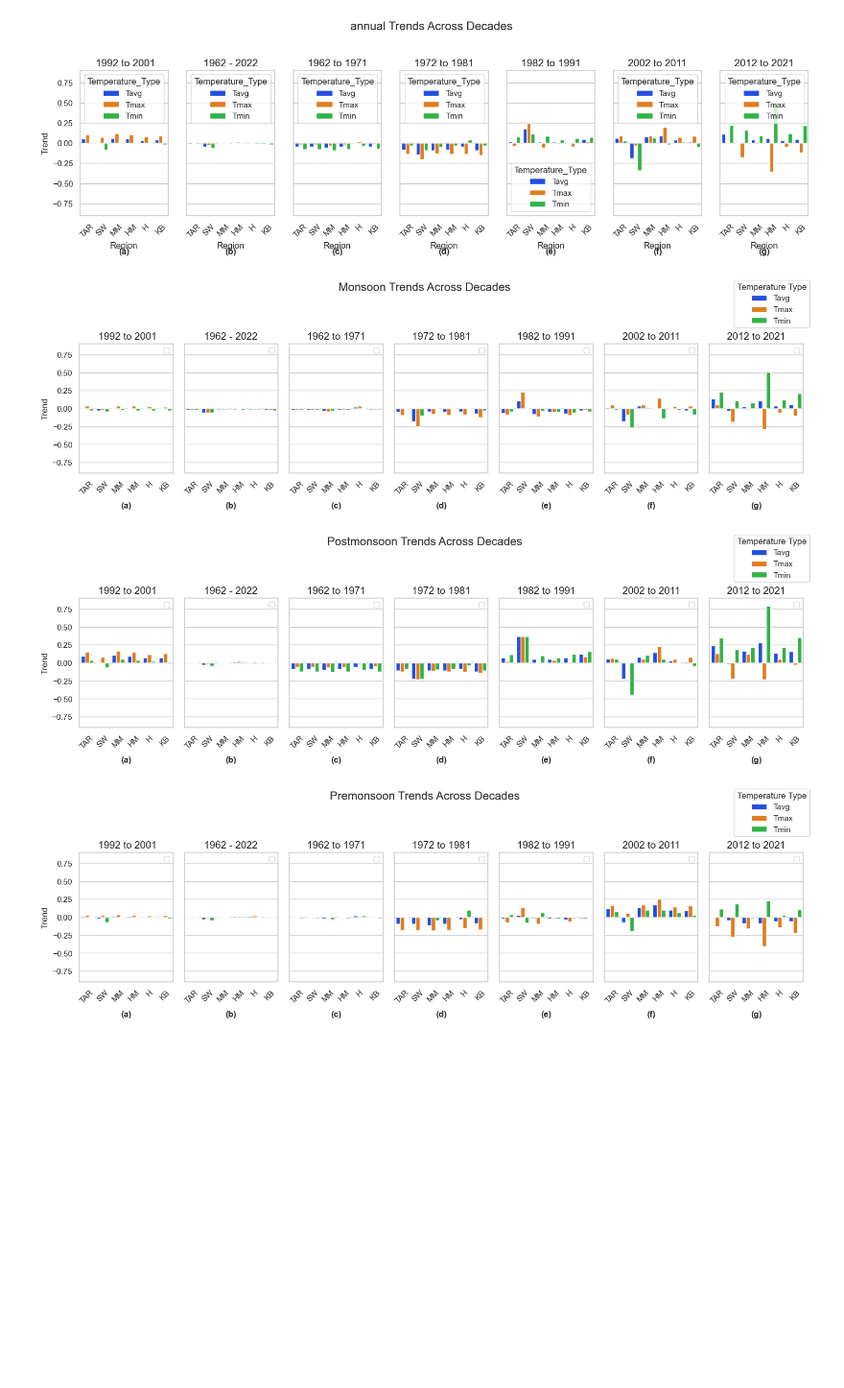
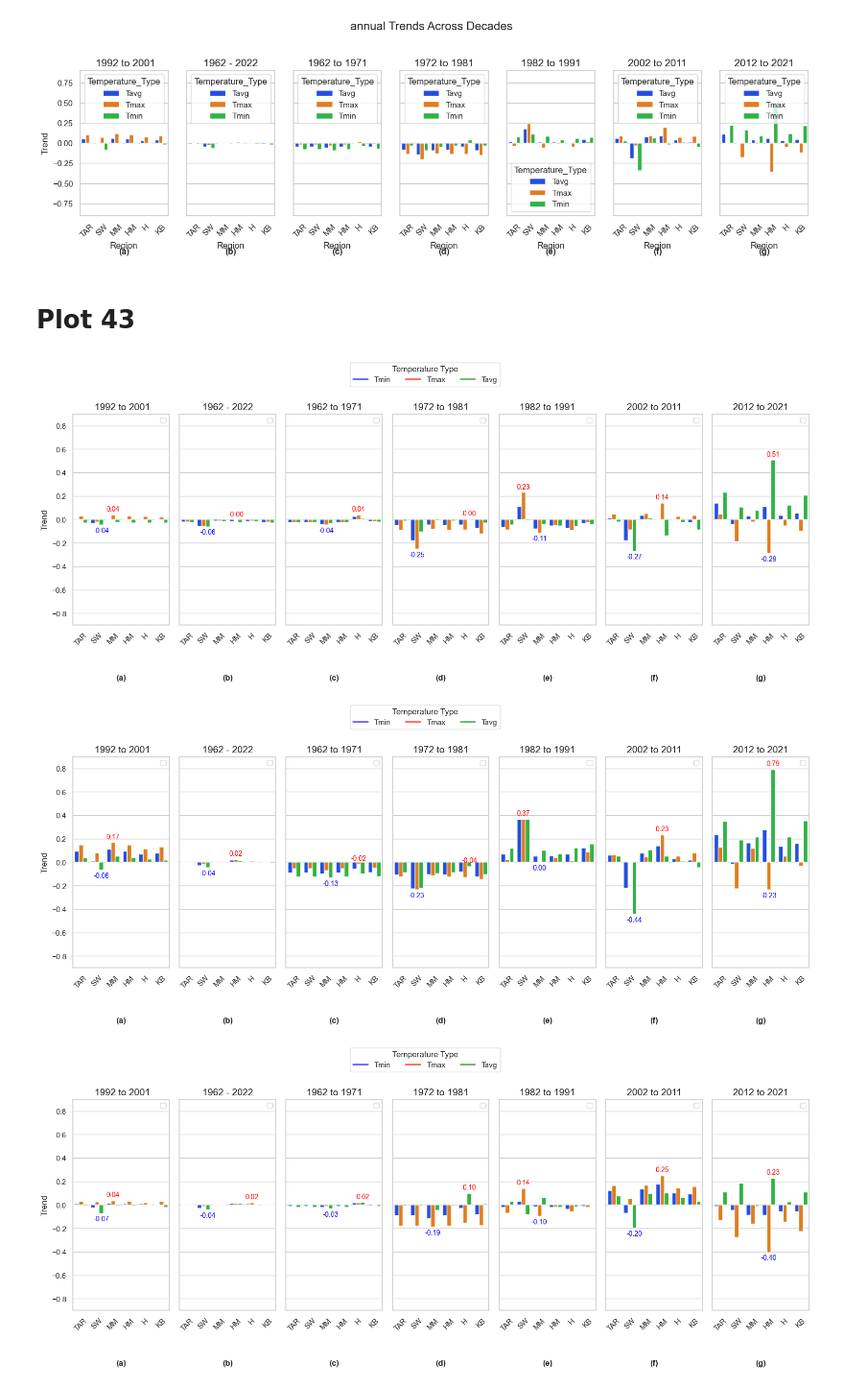
Before and after one commit to bishwa13/code_paper, a Jupyter notebook: main_code/play_ground/jnavaya1.ipynb, the cells around one changed output. Shown at 96% size. Drawn from its saved outputs; the diff is of its cells as text; code cells hidden in the pictures; blank space fills up the shorter version.

```diff
--- a/main_code/play_ground/jnavaya1.ipynb
+++ b/main_code/play_ground/jnavaya1.ipynb
@@ -1096,11 +1096,24 @@ for season in unique_seasons:
 
     # Show the plot
     plt.show()
+# %% [markdown]
+# Plot 43
 # %%
+
+# Define the order of the 'Region' categories
+region_order = ['TAR', 'SW', 'MM', 'HM', 'H', 'KB']
+# Calculate global min and max for y-axis limits
+global_min = -0.9
+global_max = 0.9
+# Set plot style for publication
+#sns.set(style="whitegrid")
+# Get unique seasons and sorted decades
+unique_seasons = df_long['Season'].unique()
+unique_decades = sorted(df_long['Decade'].unique())  # Sort decades for chronological order
 # Create plots for each unique season
 for season in unique_seasons:
     # Create a figure for each season with subplots for each decade
-    fig, axes = plt.subplots(nrows=1, ncols=len(unique_decades), figsize=(15, 5), sharey=True)
+    fig, axes = plt.subplots(nrows=1, ncols=len(unique_decades), figsize=(16, 7), sharey=True)
 
     # Create subplots for each decade
     for i, decade in enumerate(unique_decades):
@@ -1108,7 +1121,7 @@ for season in unique_seasons:
         df_filtered = df_long[(df_long['Decade'] == decade) & (df_long['Season'] == season)]
 
         # Create the bar plot for the current season and decade
-        sns.barplot(
+        bar_plot = sns.barplot(
             data=df_filtered, x='Region', y='Trend', hue='Temperature_Type',
             palette='bright', order=region_order, ax=axes[i]
         )
@@ -1120,36 +1133,70 @@ for season in unique_seasons:
         axes[i].set_title(f'{decade}', fontsize=14)
 
         # Remove the x-axis label (Region)
         axes[i].set_xlabel('')  # Set to empty string
 
         # Rotate x-axis labels for better readability
         axes[i].tick_params(axis='x', rotation=45)
 
         axes[i].legend([], title='', loc='upper right', fontsize='small')  # Empty legend
 
+        # Get the maximum and minimum values from the filtered DataFrame
+        max_value = df_filtered['Trend'].max()
+        min_value = df_filtered['Trend'].min()
+        # Define a vertical offset for annotations
+        vertical_offset = 0.02  # Adjust this value as needed
+        # Annotate the max and min values on the bars
+        for p in bar_plot.patches:
+            if p.get_height() == max_value:
+                axes[i].annotate(f'{max_value:.2f}',
+                                 (p.get_x() + p.get_width() / 2., p.get_height()+ vertical_offset),
+                                 ha='center', va='bottom', fontsize=10, color='red')
+            elif p.get_height() == min_value:
+                axes[i].annotate(f'{min_value:.2f}',
+                                 (p.get_x() + p.get_width() / 2., p.get_height()+ vertical_offset - 0.04),
+                                 ha='center', va='top', fontsize=10, color='blue')
+
+
+
 
         # Only add y-axis label for the first subplot
         if i == 0:
             axes[i].set_ylabel('Trend', fontsize=12)
 
         # Add figure label inside parentheses
         axes[i].text(0.5, -0.25, f'({chr(97 + i)})', transform=axes[i].transAxes,
                      fontsize=12, ha='center', va='center', weight='bold')
 
     # Create a legend based on the first subplot
     handles, labels = axes[0].get_legend_handles_labels()  # Get handles and labels from the first subplot
-    unique_labels = dict(zip(labels, handles))  # Keep unique labels only
-    fig.legend(unique_labels.values(), unique_labels.keys(), title='Temperature Type', loc='upper right')
+
+    unique_labels = {
+    "Tmin": plt.Line2D([], [], color='blue'),
+    "Tmax": plt.Line2D([], [], color='red'),
+    "Tavg": plt.Line2D([], [], color='green')}
+
+    #unique_labels = dict(zip(labels, handles))  # Keep unique labels only
+    fig.legend(unique_labels.values(), unique_labels.keys(), title='Temperature Type', loc='upper center', ncol=len(unique_labels))
 
     # Set the overall figure title for the season
-    fig.suptitle(f'{season.title()} Trends Across Decades', fontsize=16)
+    #fig.suptitle(f'{season.title()} Trends Across Decades', fontsize=16)
+    # File path to save the plot
+    file_name = f"simple_plots_{season}_Trend_{decade}.png"
+    file_path = r'G:\fresh_start\paper\code_paper\plots\decades_plots\plot_seasonal'
 
+    # Ensure the correct separator is added between the path and file name
+    full_path = file_path + '\\' + file_name  # Use a backslash for Windows paths or `/` for cross-platform
     # Adjust layout to avoid overlap
     plt.tight_layout(rect=[0, 0, 1, 0.90])  # Adjust to fit the title and labels
 
+    # Save the plot
+    plt.savefig(full_path, dpi=1500)
+
+
+
     # Show the plot
     plt.show()
 # %% [output]
-[figure, old version]
+[figure, new version]
-[figure, old version]
+[figure, new version]
-[figure, old version]
+[figure, new version]
```
Also changed, not shown: parts of 1 cell of this notebook, 5 other files.
